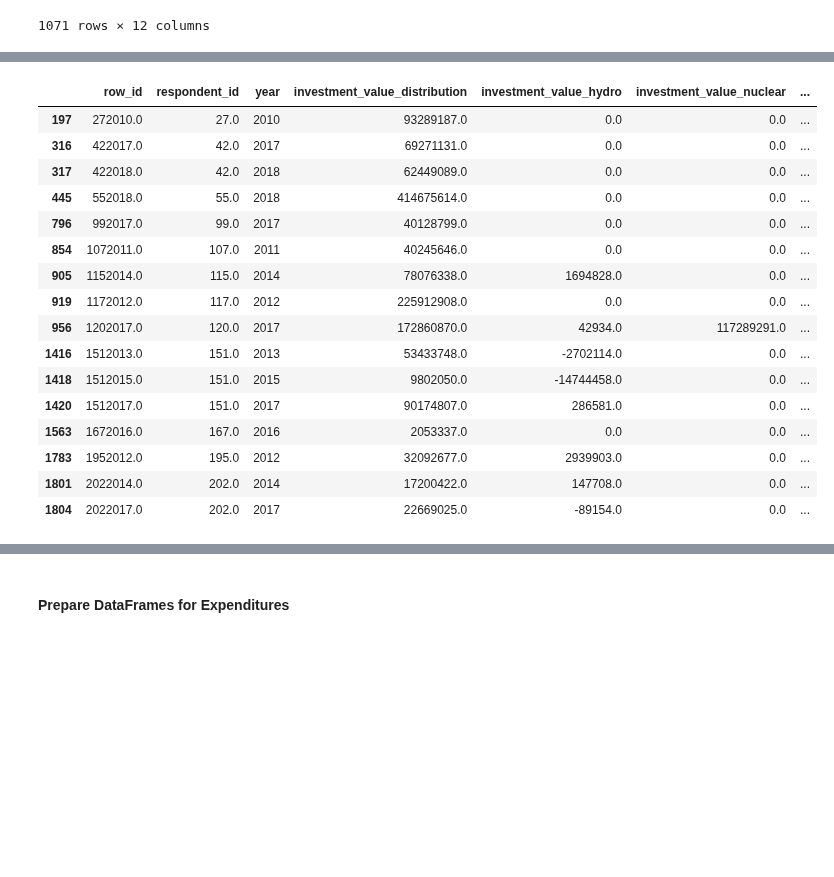
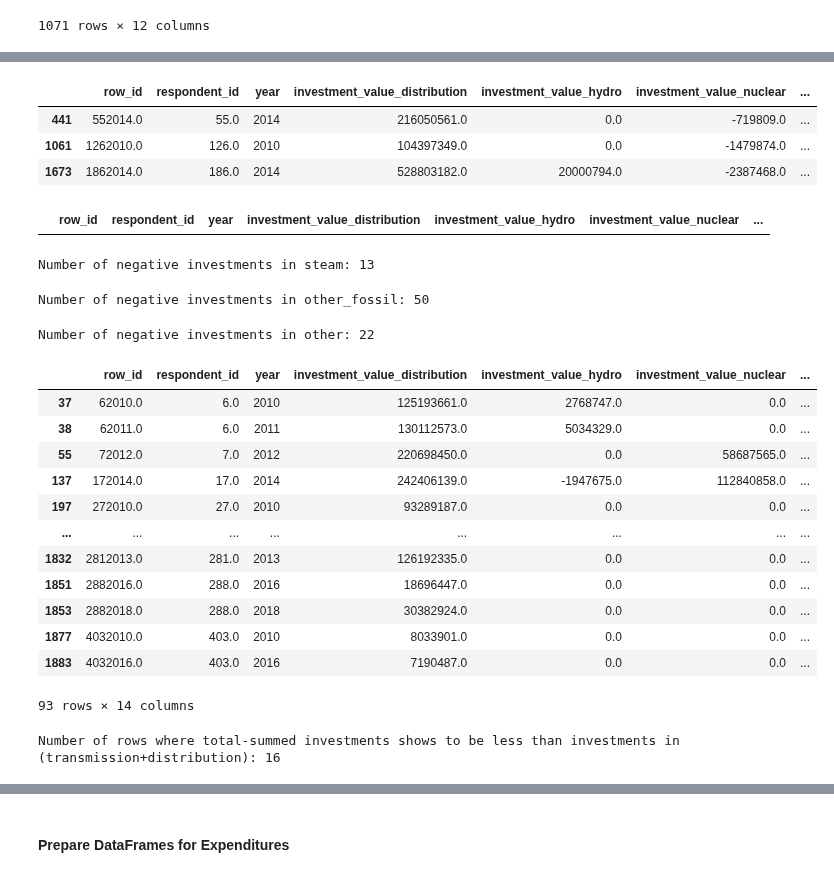
Before and after one commit to 2elle2/rmi-project, a Jupyter notebook: model/03_feature_engineering_v2.ipynb, the cells around one changed output, grey strips where cells are left out. Saved outputs shown, nothing was run; the diff lists cells and outputs as text; code cells hidden in the pictures; blank space fills up the shorter version.

```diff
--- a/model/03_feature_engineering_v2.ipynb
+++ b/model/03_feature_engineering_v2.ipynb
@@ -252,7 +136,7 @@ investment_column_names_only
  'investment_value_steam',
  'investment_value_transmission']
 # %%
-investments_sales_df = data_pre_2018_df[investment_column_names]
+investments_sales_df = data_pre_2018_df[investment_column_names].copy()
 investments_sales_df
 # %% [output]
 |  | row_id | respondent_id | year | investment_value_distribution | investment_value_hydro | investment_value_nuclear | ... |
@@ -299,24 +214,55 @@ See the caveats in the documentation: https://pandas.pydata.org/pandas-docs/stab
+# %%
+# Number of rows with negative investments in nuclear: 10
+investments_sales_df[investments_sales_df['investment_value_nuclear'] < 0]
+# %% [output]
+|  | row_id | respondent_id | year | investment_value_distribution | investment_value_hydro | investment_value_nuclear | ... |
+| 441 | 552014.0 | 55.0 | 2014 | 216050561.0 | 0.0 | -719809.0 | ... |
+| 1061 | 1262010.0 | 126.0 | 2010 | 104397349.0 | 0.0 | -1479874.0 | ... |
+| 1673 | 1862014.0 | 186.0 | 2014 | 528803182.0 | 20000794.0 | -2387468.0 | ... |
+# %%
+# Number of rows with negative investments in renewables: 0
+investments_sales_df[investments_sales_df['investment_value_renewables'] < 0]
+# %% [output]
+|  | row_id | respondent_id | year | investment_value_distribution | investment_value_hydro | investment_value_nuclear | ... |
+# %%
+# Number of rows with negative investments in steam: 13
+investments_sales_df[investments_sales_df['investment_value_steam'] < 0]
+print("Number of negative investments in steam: {0}".format(len(investments_sales_df[investments_sales_df['investment_value_steam'] < 0])))
+# %% [output]
+Number of negative investments in steam: 13
+# %%
+# Number of rows with negative investments in other_fossil: 50
+# investments_sales_df[investments_sales_df['investment_value_other_fossil'] < 0]
+print("Number of negative investments in other_fossil: {0}".format(len(investments_sales_df[investments_sales_df['investment_value_other_fossil'] < 0])))
+# %% [output]
+Number of negative investments in other_fossil: 50
+# %%
+# Number of rows with negative investments in other: 22
+# investments_sales_df[investments_sales_df['investment_value_other'] < 0]
+print("Number of negative investments in other: {0}".format(len(investments_sales_df[investments_sales_df['investment_value_other'] < 0])))
+# %% [output]
+Number of negative investments in other: 22
+# %%
+negative_investments_df = investments_sales_df[(investments_sales_df[investment_column_names_only] < 0).any(axis=1)].copy()
+negative_investments_df
+# %% [output]
+|  | row_id | respondent_id | year | investment_value_distribution | investment_value_hydro | investment_value_nuclear | ... |
+| 37 | 62010.0 | 6.0 | 2010 | 125193661.0 | 2768747.0 | 0.0 | ... |
+| 38 | 62011.0 | 6.0 | 2011 | 130112573.0 | 5034329.0 | 0.0 | ... |
+| 55 | 72012.0 | 7.0 | 2012 | 220698450.0 | 0.0 | 58687565.0 | ... |
+| 137 | 172014.0 | 17.0 | 2014 | 242406139.0 | -1947675.0 | 112840858.0 | ... |
+| 197 | 272010.0 | 27.0 | 2010 | 93289187.0 | 0.0 | 0.0 | ... |
+| ... | ... | ... | ... | ... | ... | ... | ... |
+| 1832 | 2812013.0 | 281.0 | 2013 | 126192335.0 | 0.0 | 0.0 | ... |
+| 1851 | 2882016.0 | 288.0 | 2016 | 18696447.0 | 0.0 | 0.0 | ... |
+| 1853 | 2882018.0 | 288.0 | 2018 | 30382924.0 | 0.0 | 0.0 | ... |
+| 1877 | 4032010.0 | 403.0 | 2010 | 8033901.0 | 0.0 | 0.0 | ... |
+| 1883 | 4032016.0 | 403.0 | 2016 | 7190487.0 | 0.0 | 0.0 | ... |
+93 rows × 14 columns
 # %%
-# Checking for total sum of investments being negative:
-# investments_sales_df[investments_sales_df['sum_investments'] < 0]
-
 # Checking for total sum of investments being less than investments in (transmission+distribution)
 investments_sales_df[investments_sales_df['sum_investments'] < (investments_sales_df['investment_value_distribution']+investments_sales_df['investment_value_transmission'])]
+print("Number of rows where total-summed investments shows to be less than investments in (transmission+distribution): {0}"\
+        .format(len(investments_sales_df[investments_sales_df['sum_investments'] < (investments_sales_df['investment_value_distribution']+investments_sales_df['investment_value_transmission'])])))
 # %% [output]
-|  | row_id | respondent_id | year | investment_value_distribution | investment_value_hydro | investment_value_nuclear | ... |
-| 197 | 272010.0 | 27.0 | 2010 | 93289187.0 | 0.0 | 0.0 | ... |
-| 316 | 422017.0 | 42.0 | 2017 | 69271131.0 | 0.0 | 0.0 | ... |
-| 317 | 422018.0 | 42.0 | 2018 | 62449089.0 | 0.0 | 0.0 | ... |
-| 445 | 552018.0 | 55.0 | 2018 | 414675614.0 | 0.0 | 0.0 | ... |
-| 796 | 992017.0 | 99.0 | 2017 | 40128799.0 | 0.0 | 0.0 | ... |
-| 854 | 1072011.0 | 107.0 | 2011 | 40245646.0 | 0.0 | 0.0 | ... |
-| 905 | 1152014.0 | 115.0 | 2014 | 78076338.0 | 1694828.0 | 0.0 | ... |
-| 919 | 1172012.0 | 117.0 | 2012 | 225912908.0 | 0.0 | 0.0 | ... |
-| 956 | 1202017.0 | 120.0 | 2017 | 172860870.0 | 42934.0 | 117289291.0 | ... |
-| 1416 | 1512013.0 | 151.0 | 2013 | 53433748.0 | -2702114.0 | 0.0 | ... |
-| 1418 | 1512015.0 | 151.0 | 2015 | 9802050.0 | -14744458.0 | 0.0 | ... |
-| 1420 | 1512017.0 | 151.0 | 2017 | 90174807.0 | 286581.0 | 0.0 | ... |
-| 1563 | 1672016.0 | 167.0 | 2016 | 2053337.0 | 0.0 | 0.0 | ... |
-| 1783 | 1952012.0 | 195.0 | 2012 | 32092677.0 | 2939903.0 | 0.0 | ... |
-| 1801 | 2022014.0 | 202.0 | 2014 | 17200422.0 | 147708.0 | 0.0 | ... |
-| 1804 | 2022017.0 | 202.0 | 2017 | 22669025.0 | -89154.0 | 0.0 | ... |
+Number of rows where total-summed investments shows to be less than investments in (transmission+distribution): 16
```
Also changed, not shown: parts of 38 cells of this notebook.
